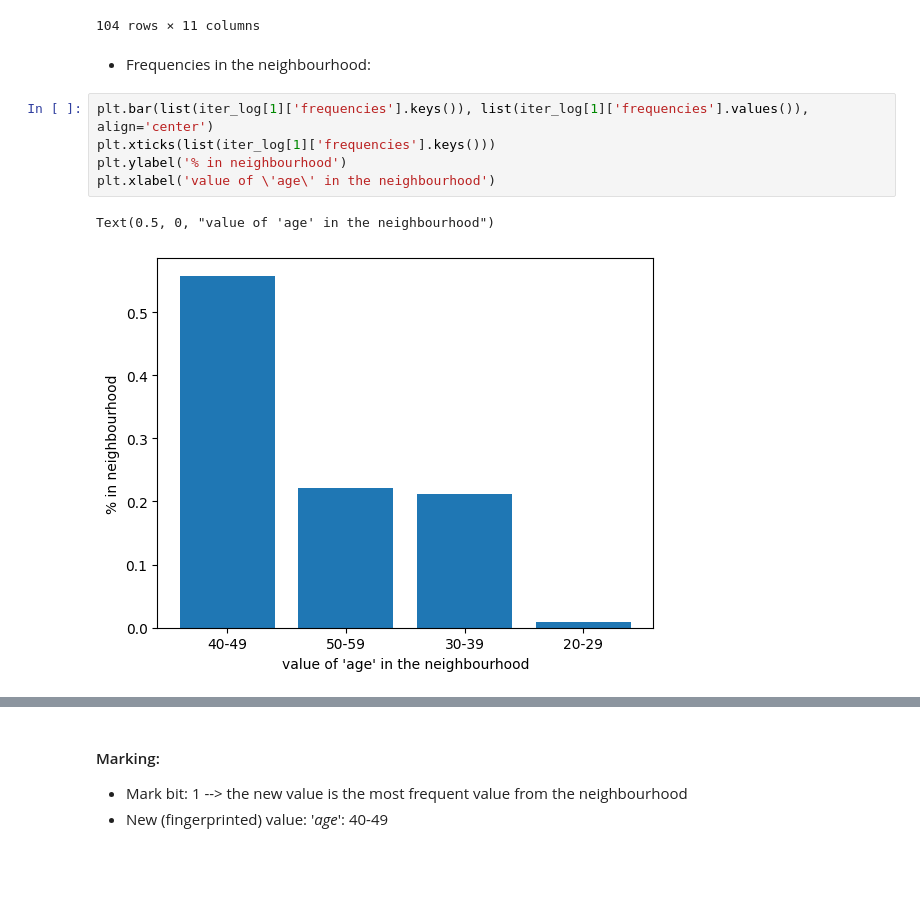
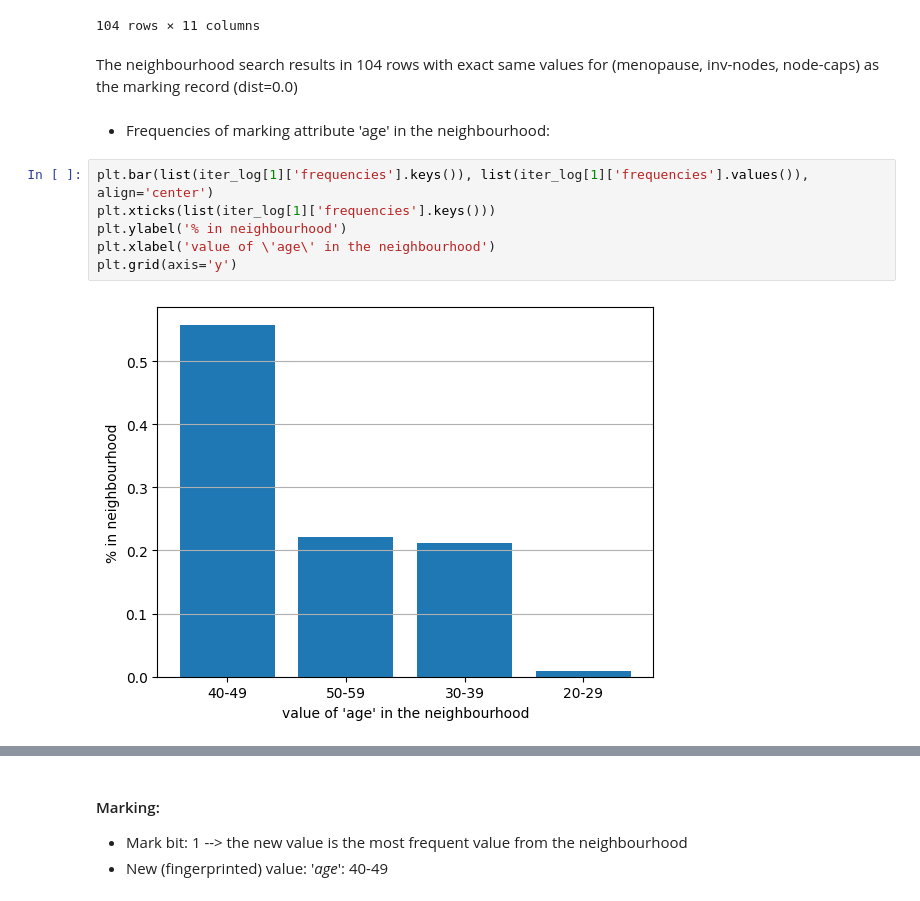
Before and after one commit to tanjascats/NCorr-FP, a Jupyter notebook: NN-scheme-demo.ipynb, the cells around one changed output, grey strips where cells are left out. Cells and saved outputs as stored; diff of their text form; blank space fills up the shorter version.

```diff
--- a/NN-scheme-demo.ipynb
+++ b/NN-scheme-demo.ipynb
@@ -117,13 +163,15 @@ dataset.iloc[iter_log[1]['neighbors']]
 | 268 | 268 | 30-39 | premeno | 35-39 | 0-2 | no | 3 | left | left_low | ... |
 | 271 | 271 | 50-59 | premeno | 25-29 | 0-2 | no | 3 | right | left_low | ... |
 104 rows × 11 columns
+# %% [markdown]
+The neighbourhood search results in 104 rows with exact same values for (menopause, inv-nodes, node-caps) as the marking record (dist=0.0)
 # %% [markdown]
-- Frequencies in the neighbourhood:
+- Frequencies of marking attribute 'age' in the neighbourhood:
 # %%
 plt.bar(list(iter_log[1]['frequencies'].keys()), list(iter_log[1]['frequencies'].values()), align='center')
 plt.xticks(list(iter_log[1]['frequencies'].keys()))
 plt.ylabel('% in neighbourhood')
 plt.xlabel('value of \'age\' in the neighbourhood')
+plt.grid(axis='y')
 # %% [output]
-Text(0.5, 0, "value of 'age' in the neighbourhood")
-[figure, old version]
+[figure, new version]
```
Also changed, not shown: parts of 58 cells of this notebook, 10 other files.
